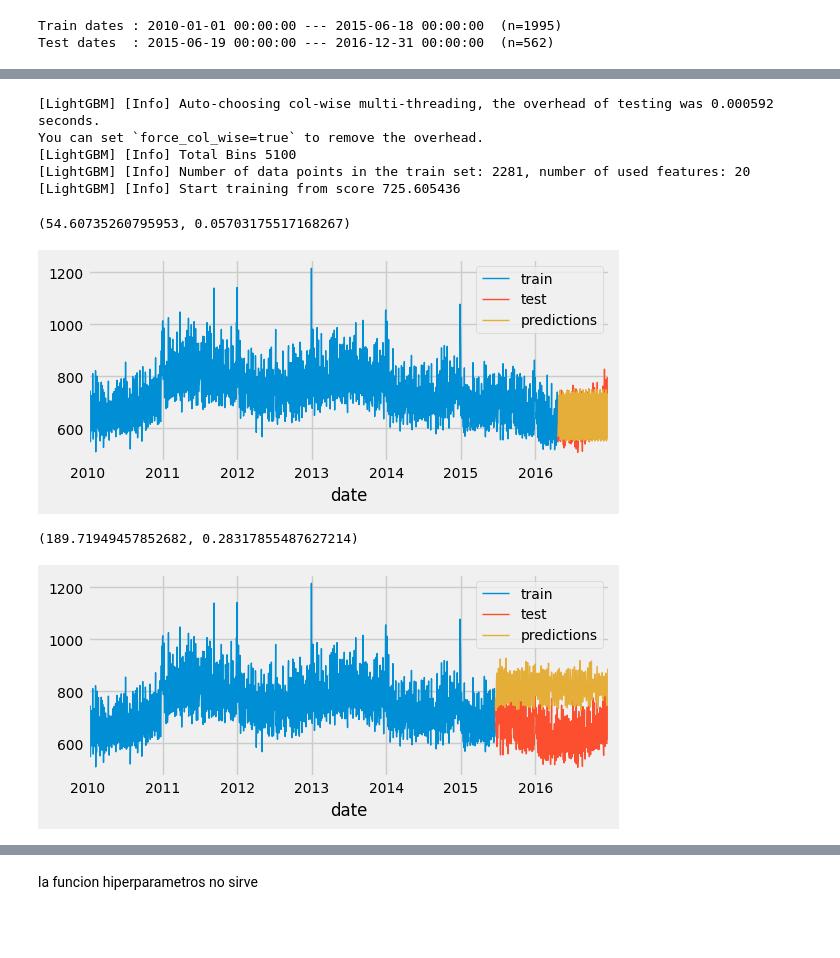
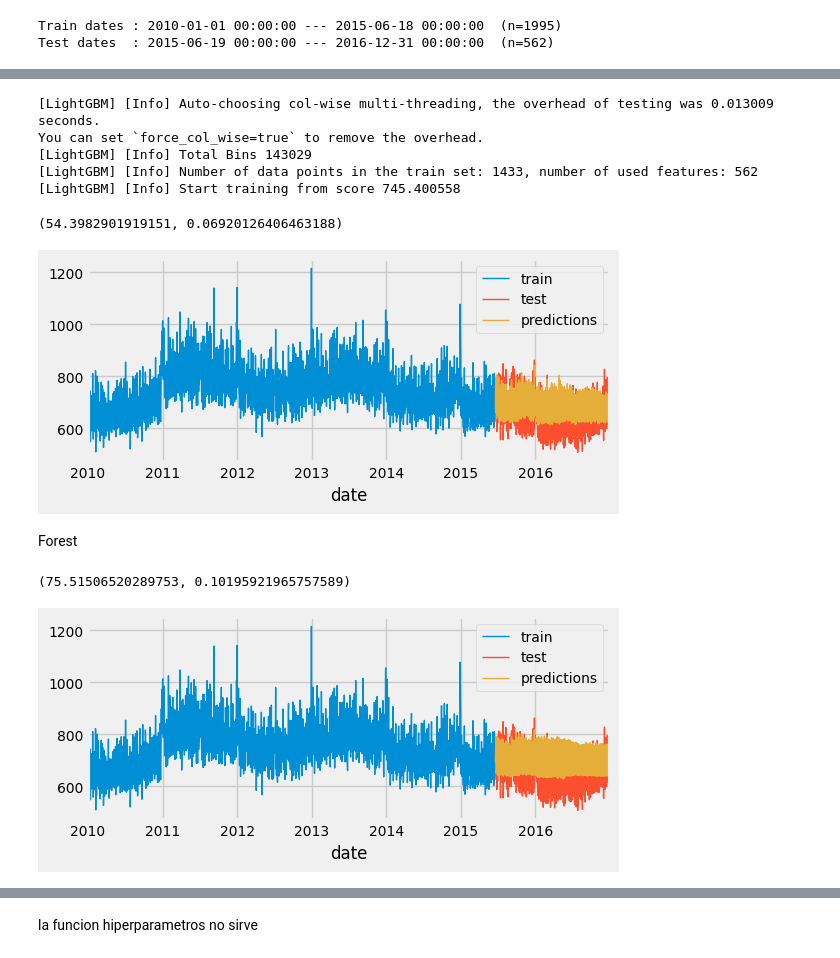
Before and after one commit to JoseCouceiro/kaggles_forecast, a Jupyter notebook: Forecasting Sticker Sales/program/check_stuff.ipynb, the cells around one changed output, grey strips where cells are left out. Saved outputs shown, nothing was run; the diff lists cells and outputs as text; code cells hidden in the pictures; blank space fills up the shorter version.

```diff
--- a/Forecasting Sticker Sales/program/check_stuff.ipynb
+++ b/Forecasting Sticker Sales/program/check_stuff.ipynb
@@ -27,2 +141,2 @@ forecast = Forecast()
 # %%
-forecaster = forecast.create_lgbm_regressor_forecaster(example_train, 'num_sold', 562)
+forecaster = forecast.create_lgbm_regressor_forecaster(562)
@@ -65,19 +216,21 @@ predictions = fit_predict.get_predictions(forecaster, 562)
 evaluator.plot_predictions_versus_test_data(example_train, example_test, 'num_sold', predictions)
 evaluator.test_error(example_test, 'num_sold', predictions)
 # %% [output]
-[LightGBM] [Info] Auto-choosing col-wise multi-threading, the overhead of testing was 0.000592 seconds.
+[LightGBM] [Info] Auto-choosing col-wise multi-threading, the overhead of testing was 0.013009 seconds.
 You can set `force_col_wise=true` to remove the overhead.
-[LightGBM] [Info] Total Bins 5100
-[LightGBM] [Info] Number of data points in the train set: 2281, number of used features: 20
-[LightGBM] [Info] Start training from score 725.605436
+[LightGBM] [Info] Total Bins 143029
+[LightGBM] [Info] Number of data points in the train set: 1433, number of used features: 562
+[LightGBM] [Info] Start training from score 745.400558
-(54.60735260795953, 0.05703175517168267)
+(54.3982901919151, 0.06920126406463188)
-[figure, old version]
+[figure, new version]
+# %% [markdown]
+Forest
 # %%
-forecaster = forecast.create_random_forest_regresor_forecaster(example_train, 'num_sold', 562)
+forecaster = forecast.create_random_forest_regresor_forecaster(562)
 fit_predict.fit_forecaster(forecaster, example_train, 'num_sold')
 predictions = fit_predict.get_predictions(forecaster, 562)
 evaluator.plot_predictions_versus_test_data(example_train, example_test, 'num_sold', predictions)
 evaluator.test_error(example_test, 'num_sold', predictions)
 # %% [output]
-(189.71949457852682, 0.28317855487627214)
+(75.51506520289753, 0.10195921965757589)
-[figure, old version]
+[figure, new version]
```
Also changed, not shown: parts of 30 cells of this notebook, 4 other files.
